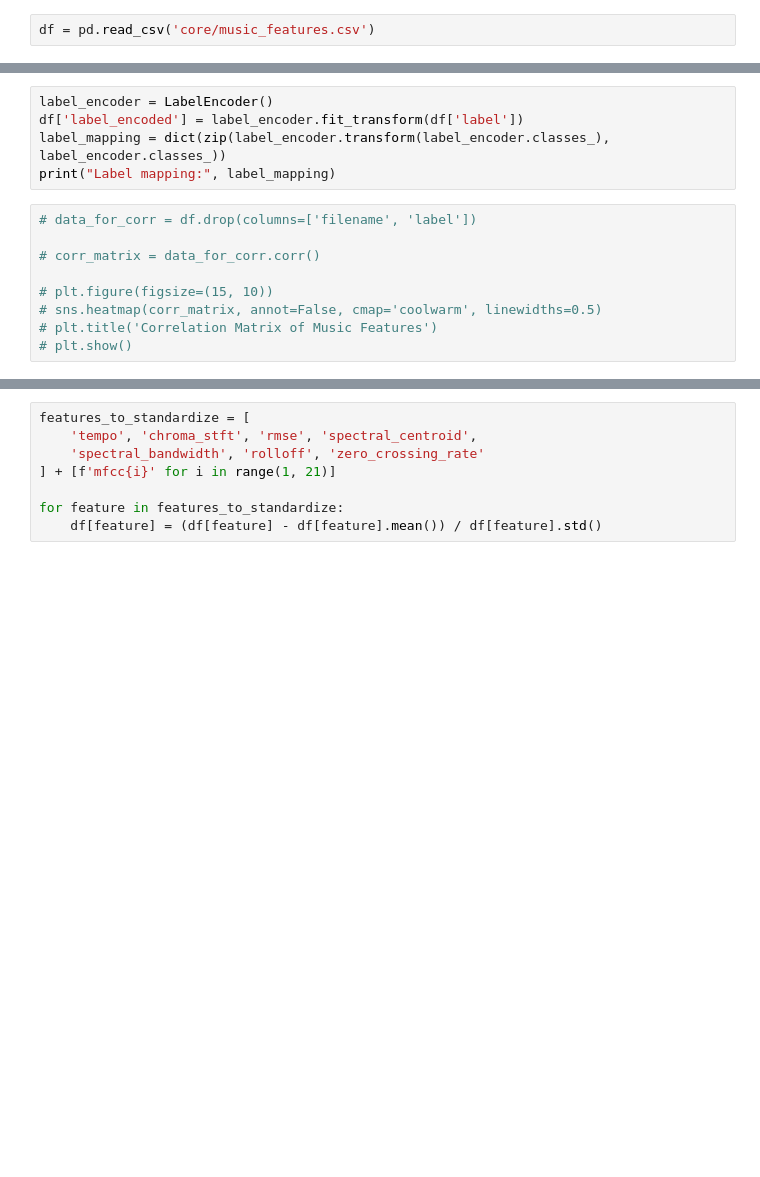
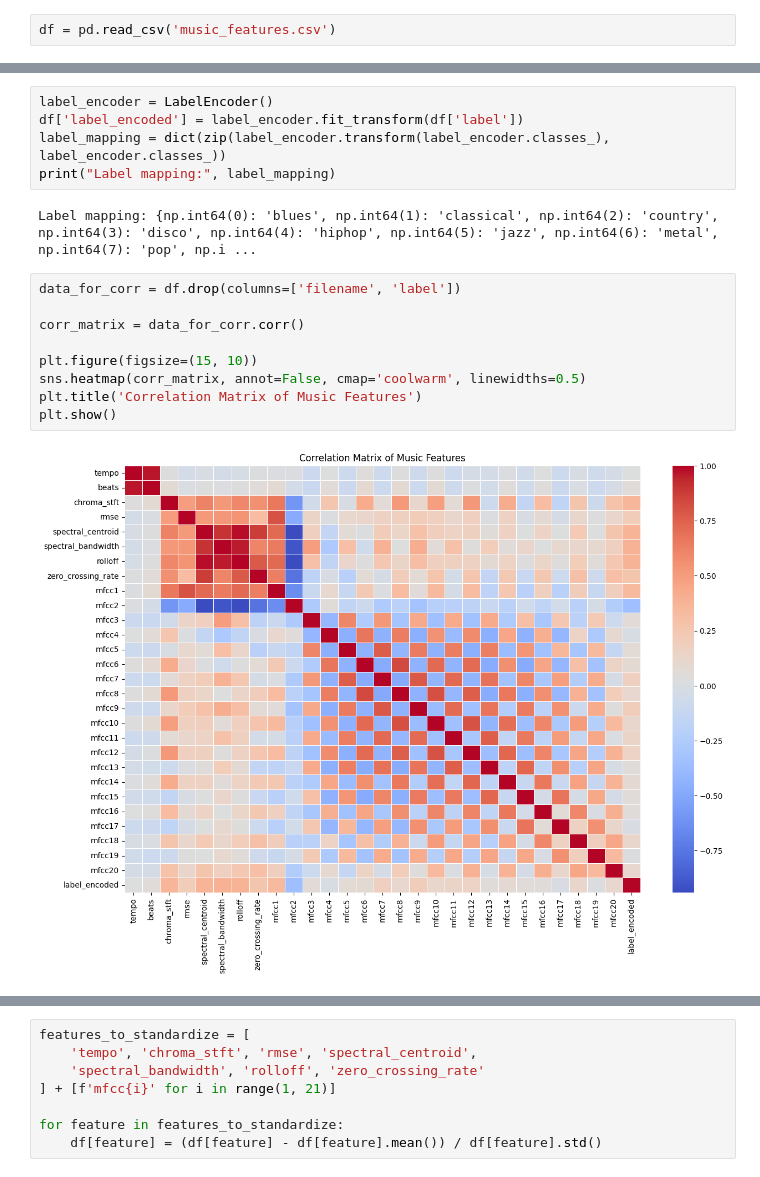
Before and after one commit to JHamoni676/cs5830_project7, a Jupyter notebook: jonah.ipynb, the cells around one changed output, grey strips where cells are left out. Cells and saved outputs as stored; diff of their text form; blank space fills up the shorter version.

```diff
--- a/jonah.ipynb
+++ b/jonah.ipynb
@@ -10,5 +12,5 @@ from sklearn import svm
 import random
 # %%
-df = pd.read_csv('core/music_features.csv')
+df = pd.read_csv('music_features.csv')
 # %%
 print(df.isnull().sum())
@@ -17,13 +37,17 @@ label_encoder = LabelEncoder()
 df['label_encoded'] = label_encoder.fit_transform(df['label'])
 label_mapping = dict(zip(label_encoder.transform(label_encoder.classes_), label_encoder.classes_))
 print("Label mapping:", label_mapping)
+# %% [output]
+Label mapping: {np.int64(0): 'blues', np.int64(1): 'classical', np.int64(2): 'country', np.int64(3): 'disco', np.int64(4): 'hiphop', np.int64(5): 'jazz', np.int64(6): 'metal', np.int64(7): 'pop', np.i ...
 # %%
-# data_for_corr = df.drop(columns=['filename', 'label'])
+data_for_corr = df.drop(columns=['filename', 'label'])
 
-# corr_matrix = data_for_corr.corr()
+corr_matrix = data_for_corr.corr()
 
-# plt.figure(figsize=(15, 10))
-# sns.heatmap(corr_matrix, annot=False, cmap='coolwarm', linewidths=0.5)
-# plt.title('Correlation Matrix of Music Features')
-# plt.show()
+plt.figure(figsize=(15, 10))
+sns.heatmap(corr_matrix, annot=False, cmap='coolwarm', linewidths=0.5)
+plt.title('Correlation Matrix of Music Features')
+plt.show()
+# %% [output]
+[figure, added]
 # %%
```
Also changed, not shown: parts of 11 cells of this notebook.
